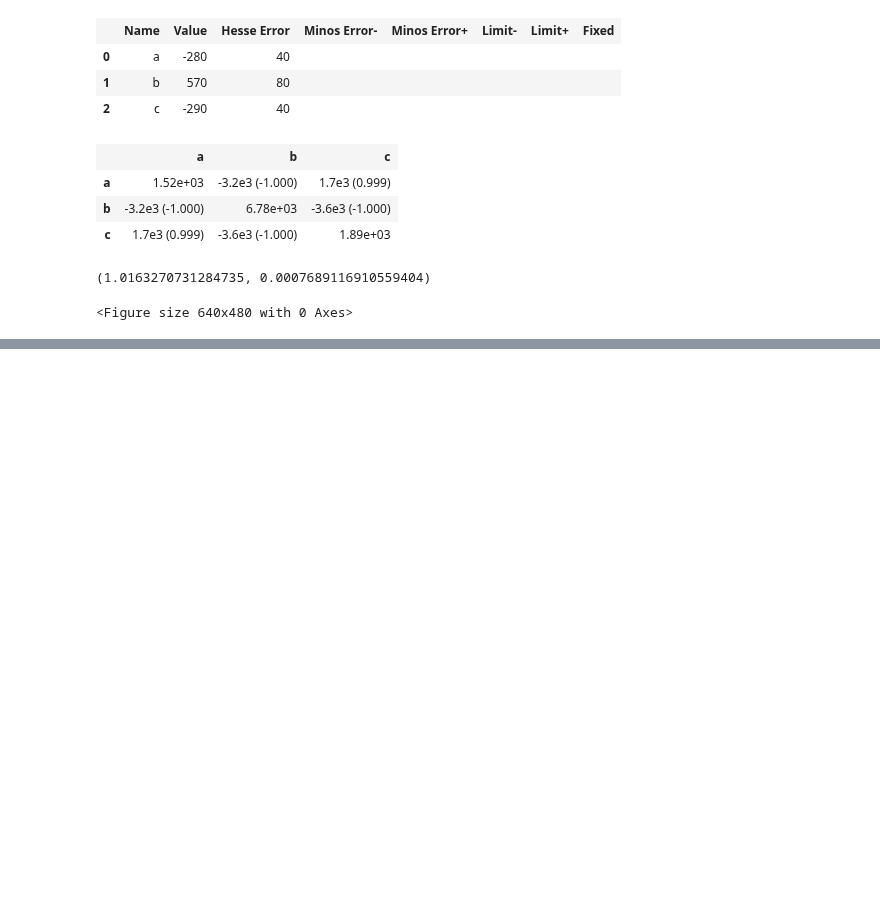
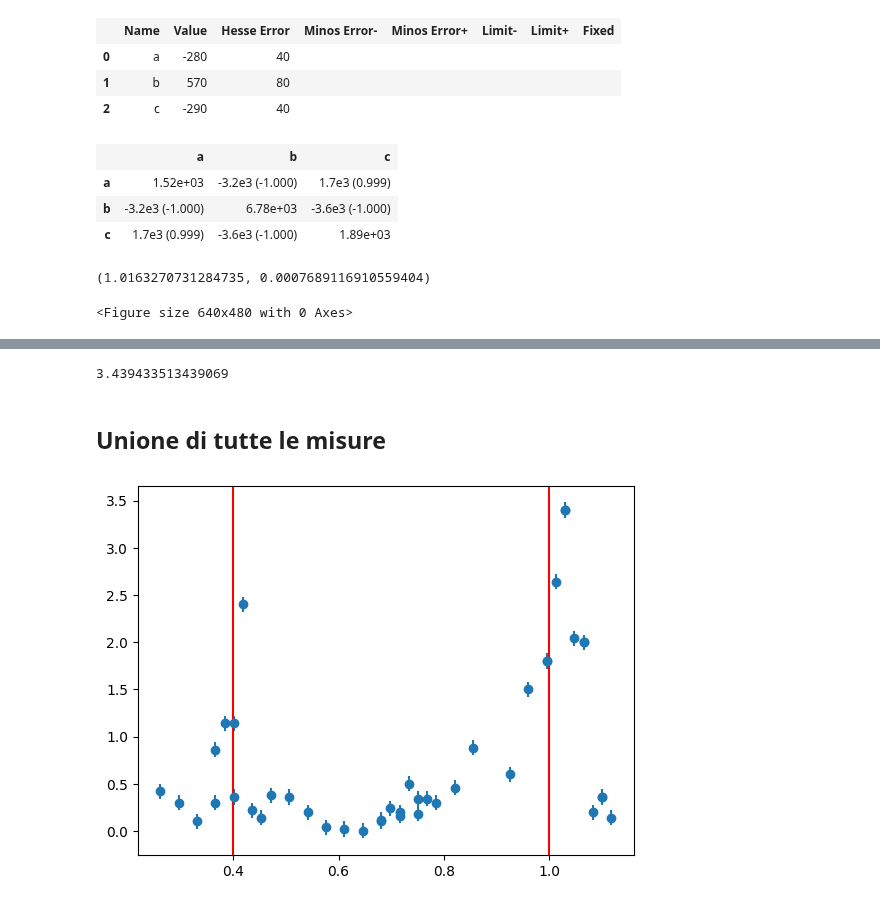
Before and after one commit to ARossiUnimib/Laboratorio-2---Gruppo-21-A.A.-2023-24, a Jupyter notebook: Notebooks/Microonde/Microonde.ipynb, the cells around one changed output, grey strips where cells are left out. Drawn from its saved outputs; the diff is of its cells as text; code cells hidden in the pictures; blank space fills up the shorter version.

Commit message:
calcolato d con massimi da scan

```diff
--- a/Notebooks/Microonde/Microonde.ipynb
+++ b/Notebooks/Microonde/Microonde.ipynb
@@ -579,0 +600,25 @@ print(theta_max3)
+# %%
+# calcolo d con media pesata e massimi effettivi
+
+d = (d2[0]/(d2[1]**2) + d3[0]/(d3[1]**2))/((1/d2[1])**2 + (1/d3[1])**2)
+print(d)
+# %% [output]
+3.439433513439069
+# %% [markdown]
+## Unione di tutte le misure
+# %%
+theta = np.array(np.radians([39, 40, 41, 42, 43, 44, 21, 22, 23, 24, 26, 15,17,19,21,23,25,27,29, \
+                             31,33,35,37,39,41,43,45,47,49,53,55,57,59,61,63, 57, 58, 59, 60, 61, 62, 63, 64]))
+
+M = np.array([0.12, 0.24, 0.16, 0.5, 0.34, 0.34, 0.3, 0.38*3, 0.38*3, 0.8*3, 0.14, 0.42, 0.3, 0.1, 0.86, 0.36, 0.22, 0.38, 0.36, 0.2, \
+            0.04, 0.02, 0, 0.1, 0.2, 0.18, 0.3, 0.46, 0.88, 0.60, 1.5, 1.8, 3.4, 2.0, 0.36, \
+            1.8, 2.64, 3.4, 2.04, 2.0,  0.2, 0.36, 0.14])
+
+err_M = np.array( [0.08] * len(M) )
+
+plt.errorbar(theta, M, err_M, fmt='o')
+plt.axvline(0.4,0,1,color='r')
+plt.axvline(1,0,1,color='r')
+plt.show()
+# %% [output]
+[figure, added]
```
Also changed, not shown: parts of 4 cells of this notebook.
